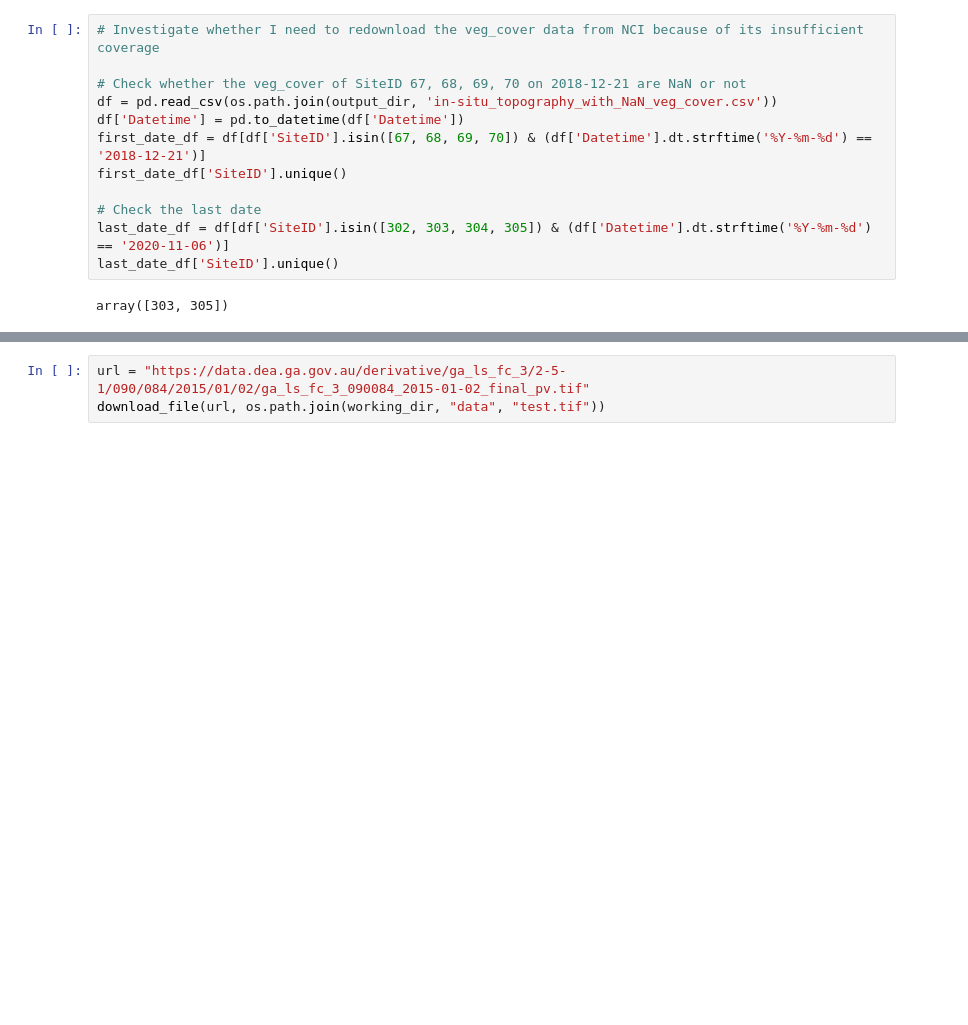
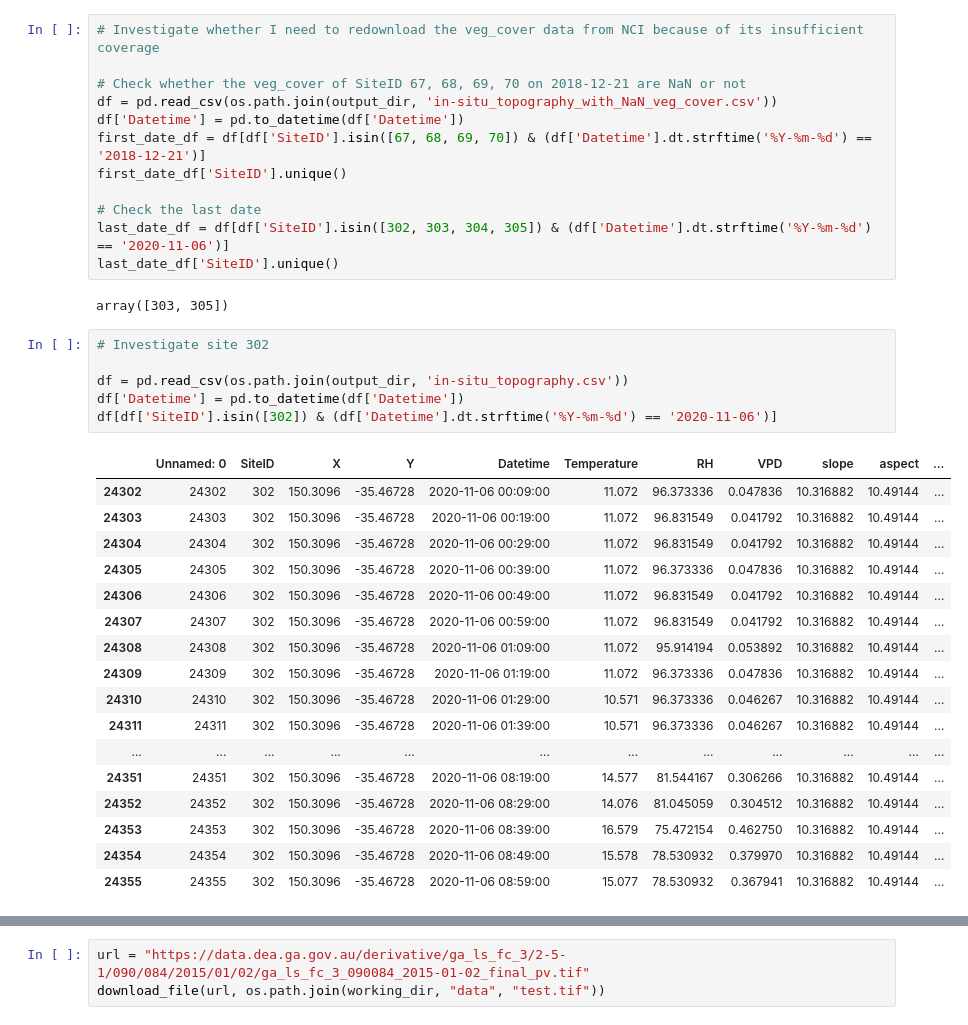
Before and after one commit to DiaPorntipa/nssn-fmc-data-compilation, a Jupyter notebook: Codes/Nick_phd_data_compilation.ipynb, the cells around one changed output, grey strips where cells are left out. Drawn from its saved outputs; the diff is of its cells as text; blank space fills up the shorter version.

```diff
--- a/Codes/Nick_phd_data_compilation.ipynb
+++ b/Codes/Nick_phd_data_compilation.ipynb
@@ -609,3 +604,27 @@ last_date_df = df[df['SiteID'].isin([302, 303, 304, 305]) & (df['Datetime'].dt.s
 last_date_df['SiteID'].unique()
 # %% [output]
 array([303, 305])
+# %%
+# Investigate site 302
+
+df = pd.read_csv(os.path.join(output_dir, 'in-situ_topography.csv'))
+df['Datetime'] = pd.to_datetime(df['Datetime'])
+df[df['SiteID'].isin([302]) & (df['Datetime'].dt.strftime('%Y-%m-%d') == '2020-11-06')]
+# %% [output]
+|  | Unnamed: 0 | SiteID | X | Y | Datetime | Temperature | RH | VPD | slope | aspect | ... |
+| 24302 | 24302 | 302 | 150.3096 | -35.46728 | 2020-11-06 00:09:00 | 11.072 | 96.373336 | 0.047836 | 10.316882 | 10.49144 | ... |
+| 24303 | 24303 | 302 | 150.3096 | -35.46728 | 2020-11-06 00:19:00 | 11.072 | 96.831549 | 0.041792 | 10.316882 | 10.49144 | ... |
+| 24304 | 24304 | 302 | 150.3096 | -35.46728 | 2020-11-06 00:29:00 | 11.072 | 96.831549 | 0.041792 | 10.316882 | 10.49144 | ... |
+| 24305 | 24305 | 302 | 150.3096 | -35.46728 | 2020-11-06 00:39:00 | 11.072 | 96.373336 | 0.047836 | 10.316882 | 10.49144 | ... |
+| 24306 | 24306 | 302 | 150.3096 | -35.46728 | 2020-11-06 00:49:00 | 11.072 | 96.831549 | 0.041792 | 10.316882 | 10.49144 | ... |
+| 24307 | 24307 | 302 | 150.3096 | -35.46728 | 2020-11-06 00:59:00 | 11.072 | 96.831549 | 0.041792 | 10.316882 | 10.49144 | ... |
+| 24308 | 24308 | 302 | 150.3096 | -35.46728 | 2020-11-06 01:09:00 | 11.072 | 95.914194 | 0.053892 | 10.316882 | 10.49144 | ... |
+| 24309 | 24309 | 302 | 150.3096 | -35.46728 | 2020-11-06 01:19:00 | 11.072 | 96.373336 | 0.047836 | 10.316882 | 10.49144 | ... |
+| 24310 | 24310 | 302 | 150.3096 | -35.46728 | 2020-11-06 01:29:00 | 10.571 | 96.373336 | 0.046267 | 10.316882 | 10.49144 | ... |
+| 24311 | 24311 | 302 | 150.3096 | -35.46728 | 2020-11-06 01:39:00 | 10.571 | 96.373336 | 0.046267 | 10.316882 | 10.49144 | ... |
+| ... | ... | ... | ... | ... | ... | ... | ... | ... | ... | ... | ... |
+| 24351 | 24351 | 302 | 150.3096 | -35.46728 | 2020-11-06 08:19:00 | 14.577 | 81.544167 | 0.306266 | 10.316882 | 10.49144 | ... |
+| 24352 | 24352 | 302 | 150.3096 | -35.46728 | 2020-11-06 08:29:00 | 14.076 | 81.045059 | 0.304512 | 10.316882 | 10.49144 | ... |
+| 24353 | 24353 | 302 | 150.3096 | -35.46728 | 2020-11-06 08:39:00 | 16.579 | 75.472154 | 0.462750 | 10.316882 | 10.49144 | ... |
+| 24354 | 24354 | 302 | 150.3096 | -35.46728 | 2020-11-06 08:49:00 | 15.578 | 78.530932 | 0.379970 | 10.316882 | 10.49144 | ... |
+| 24355 | 24355 | 302 | 150.3096 | -35.46728 | 2020-11-06 08:59:00 | 15.077 | 78.530932 | 0.367941 | 10.316882 | 10.49144 | ... |
```
Also changed, not shown: parts of 10 cells of this notebook.
